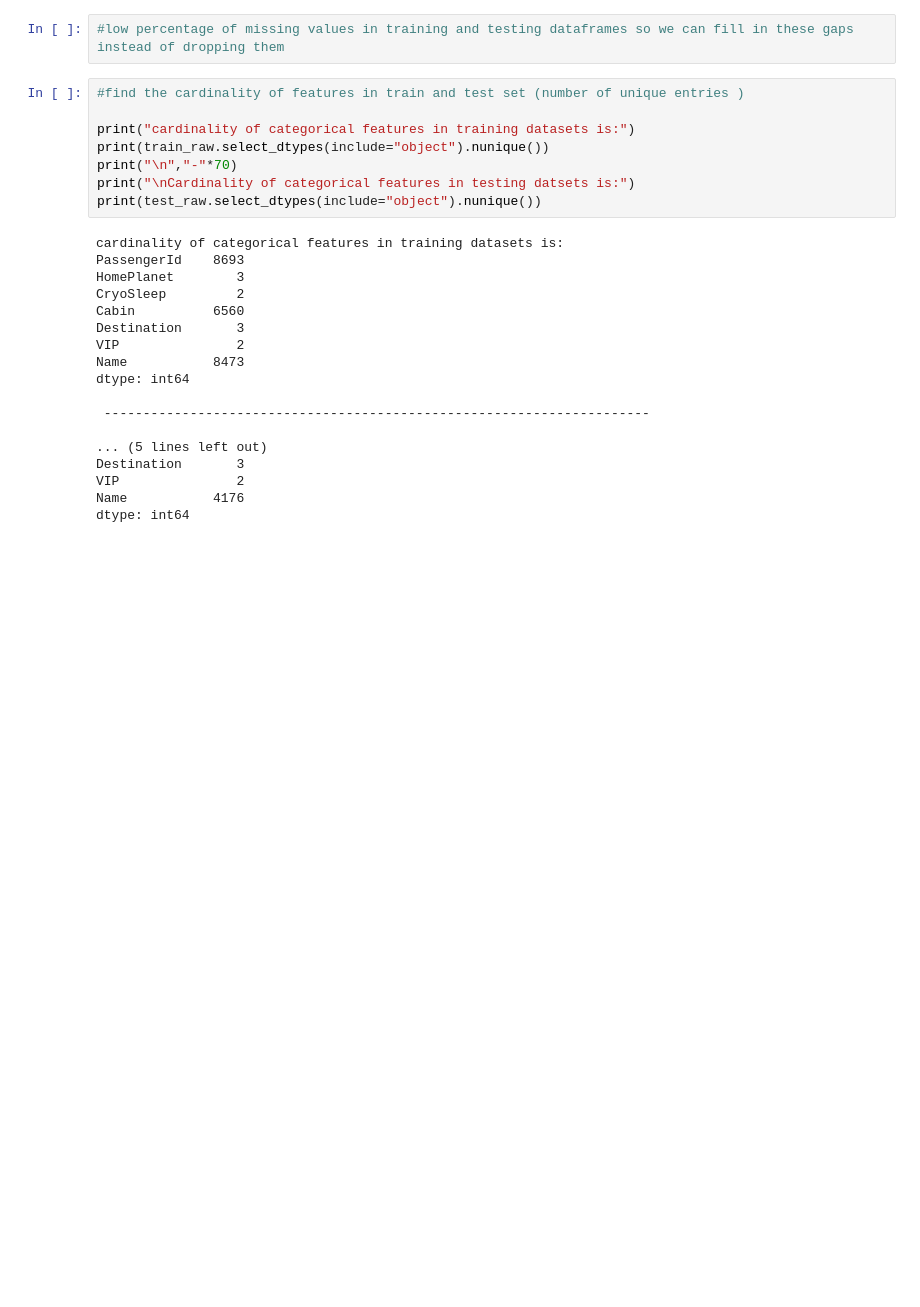
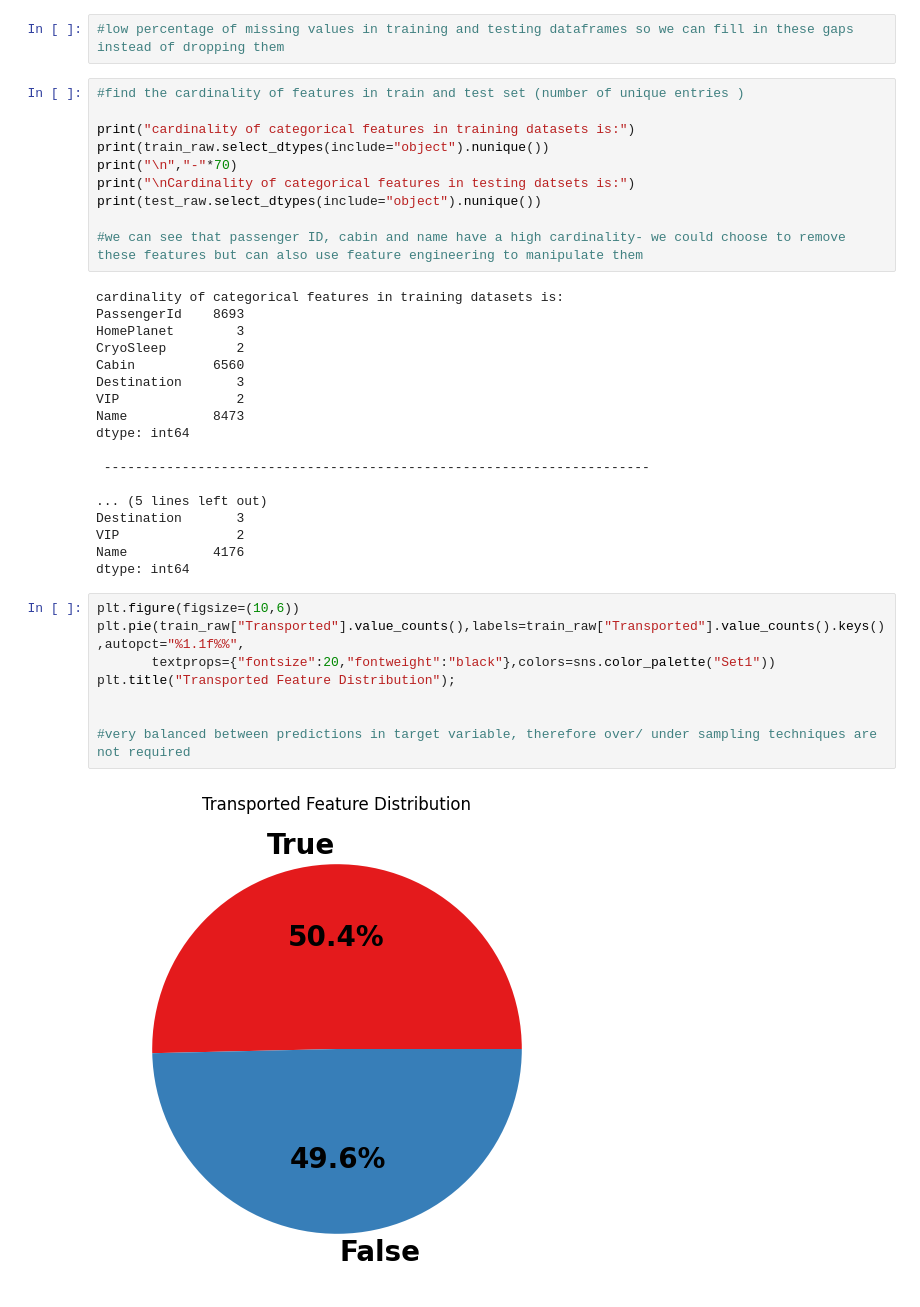
Before and after one commit to sophieporton/spaceship_titanic, a Jupyter notebook: EDA.ipynb, the cells around one changed output. Cells and saved outputs as stored; diff of their text form; blank space fills up the shorter version.

Commit message:
eda feature visualisation

```diff
--- a/EDA.ipynb
+++ b/EDA.ipynb
@@ -113,6 +115,8 @@ print(train_raw.select_dtypes(include="object").nunique())
 print("\n","-"*70)
 print("\nCardinality of categorical features in testing datsets is:")
 print(test_raw.select_dtypes(include="object").nunique())
+
+#we can see that passenger ID, cabin and name have a high cardinality- we could choose to remove these features but can also use feature engineering to manipulate them
 # %% [output]
 cardinality of categorical features in training datasets is:
 PassengerId    8693
@@ -131,3 +135,13 @@ Destination       3
 VIP               2
 Name           4176
 dtype: int64
+# %%
+plt.figure(figsize=(10,6))
+plt.pie(train_raw["Transported"].value_counts(),labels=train_raw["Transported"].value_counts().keys(),autopct="%1.1f%%",
+       textprops={"fontsize":20,"fontweight":"black"},colors=sns.color_palette("Set1"))
+plt.title("Transported Feature Distribution");
+
+
+#very balanced between predictions in target variable, therefore over/ under sampling techniques are not required
+# %% [output]
+[figure, added]
```
Also changed, not shown: parts of 4 cells of this notebook.
